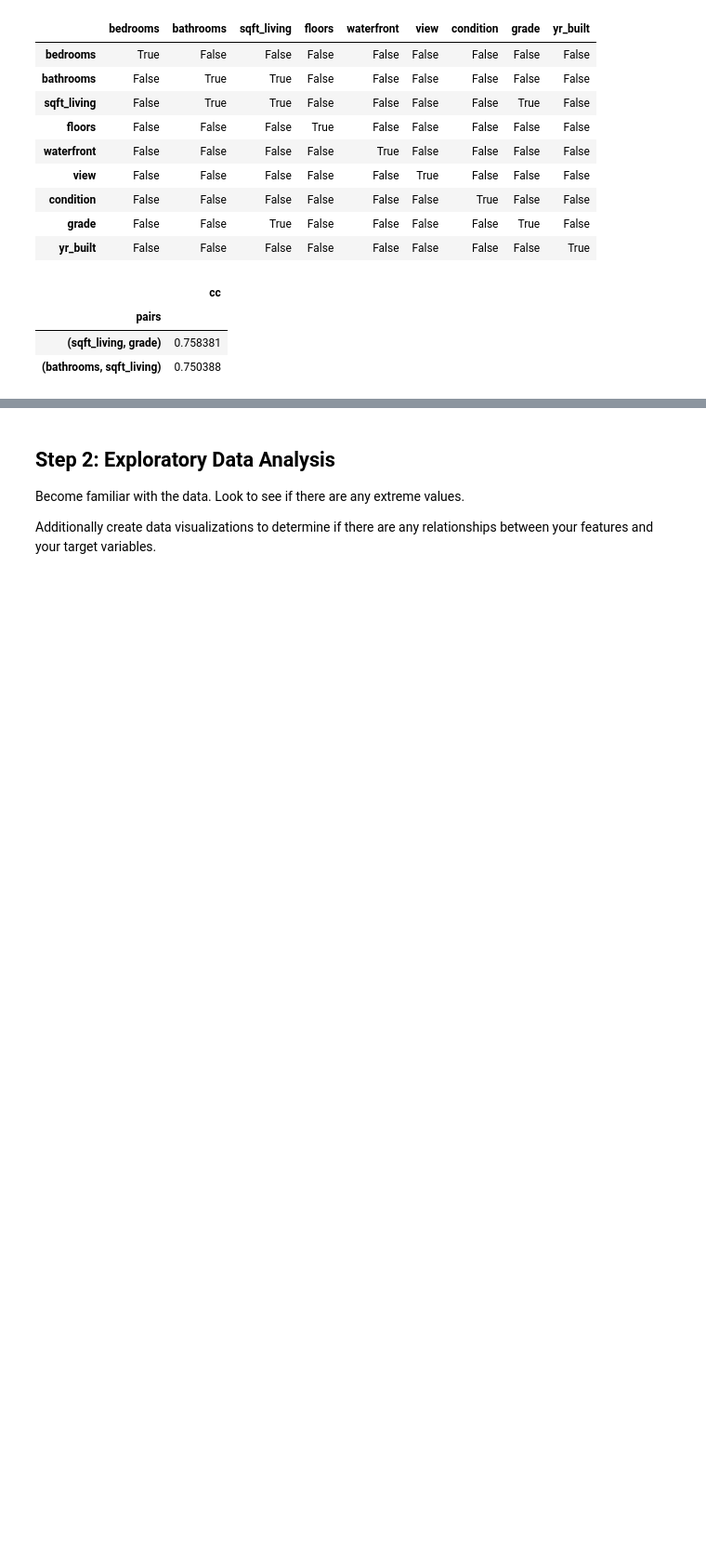
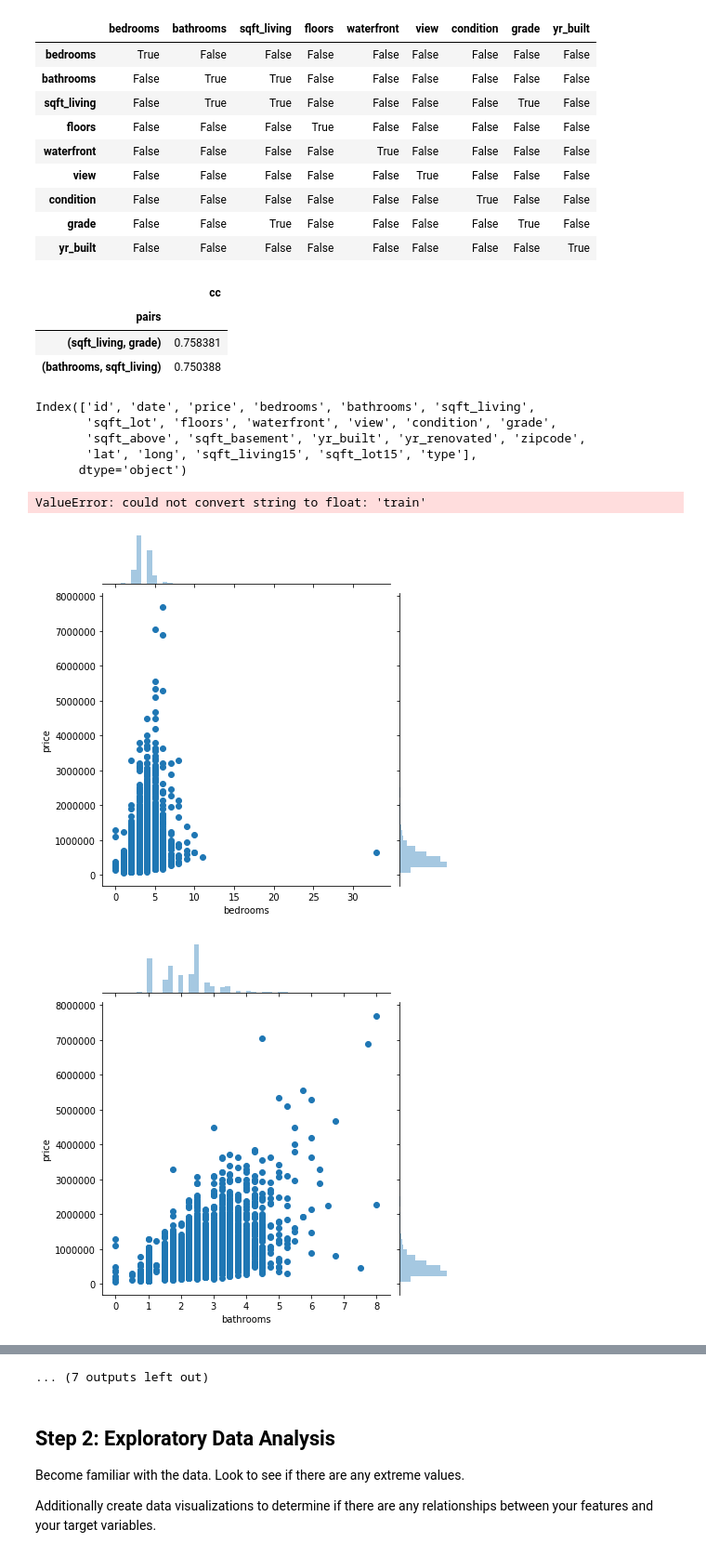
Before and after one commit to binyaz/kings_county_binya_albert_bakeoff, a Jupyter notebook: Applied_practice-Albert-Um.ipynb, the cells around one changed output, grey strips where cells are left out. Shown at 93% size. Cells and saved outputs as stored; diff of their text form; code cells hidden in the pictures; blank space fills up the shorter version.

Commit message:
added some joint plots on this sandbox

```diff
--- a/Applied_practice-Albert-Um.ipynb
+++ b/Applied_practice-Albert-Um.ipynb
@@ -165,3 +165,11 @@ _df[(_df.cc>.75) & (_df.cc<1)]
 | pairs |  |
 | (sqft_living, grade) | 0.758381 |
 | (bathrooms, sqft_living) | 0.750388 |
+# %%
+train_df.columns
+# %% [output]
+Index(['id', 'date', 'price', 'bedrooms', 'bathrooms', 'sqft_living',
+       'sqft_lot', 'floors', 'waterfront', 'view', 'condition', 'grade',
+       'sqft_above', 'sqft_basement', 'yr_built', 'yr_renovated', 'zipcode',
+       'lat', 'long', 'sqft_living15', 'sqft_lot15', 'type'],
+      dtype='object')
@@ -167,0 +178,13 @@ _df[(_df.cc>.75) & (_df.cc<1)]
+# %%
+all_columns = ['bedrooms', 'bathrooms', 'sqft_living',
+       'sqft_lot', 'floors', #'waterfront',
+               'view', 'condition', 'grade',
+       'sqft_above', 'sqft_basement', 'yr_built', 'yr_renovated', 'zipcode',
+       'lat', 'long', 'sqft_living15', 'sqft_lot15', 'type']
+# %%
+for i in all_columns:
+    sns.jointplot(x=i, y='price', data=train_df, kind='scatter')
+# %% [output]
+ValueError: could not convert string to float: 'train'
+[figure, added]
+[figure, added]
@@ -168,3 +200,4 @@ _df[(_df.cc>.75) & (_df.cc<1)]
+... (7 outputs left out)
 # %% [markdown]
 ## Step 2: Exploratory Data Analysis
 
```
Also changed, not shown: parts of 23 cells of this notebook.
